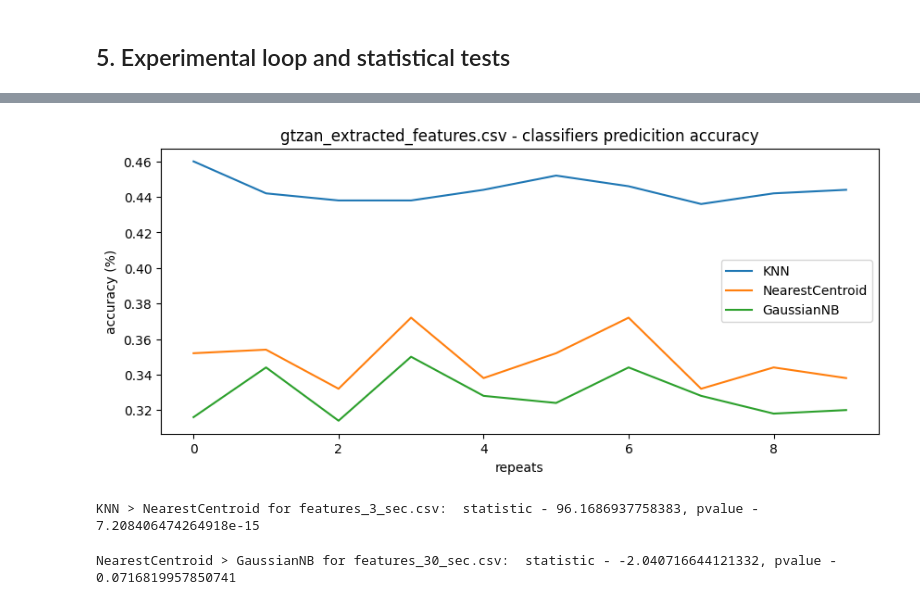
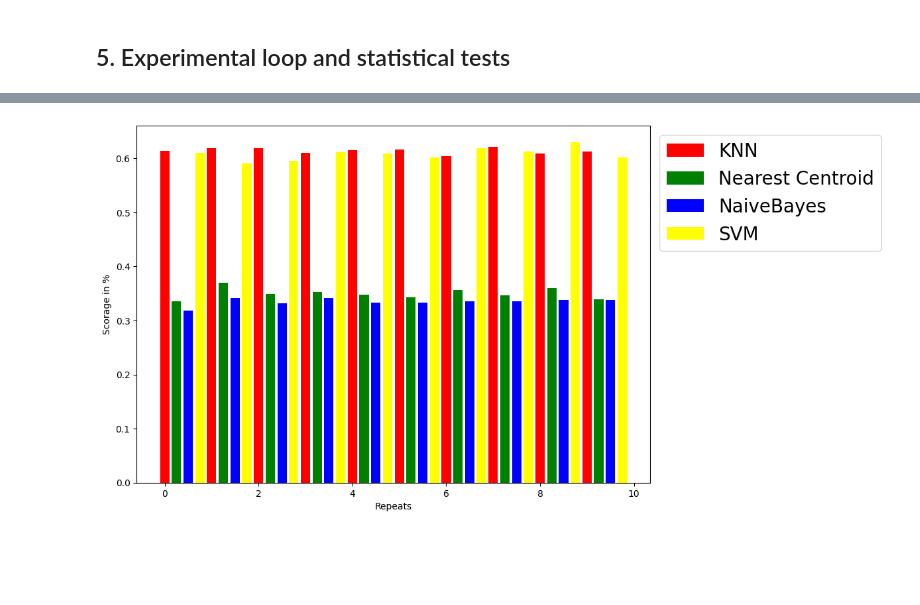
Before and after one commit to konradmaciejczyk/audio-signal-preprocessing-for-ml-classification-models, a Jupyter notebook: project_notebook.ipynb, the cells around one changed output, grey strips where cells are left out. Cells and saved outputs as stored; diff of their text form; code cells hidden in the pictures; blank space fills up the shorter version.

Commit message:
result analysis

```diff
--- a/project_notebook.ipynb
+++ b/project_notebook.ipynb
@@ -361,12 +391,14 @@ np.mean(y_pred == y_test) * 100
 # %%
 rskf = RepeatedStratifiedKFold(n_repeats= 5, n_splits = 2)
 
-features_3_sec_dataset = pd.read_csv('features_3_sec.csv')
-features_30_sec_dataset = pd.read_csv('features_30_sec.csv')
-gtzan_extracted_features = pd.read_csv('gtzan_extracted_features.csv')
+features_3_sec_dataset = pd.read_csv('extracted_features_3sec.csv')
+features_5_sec_dataset = pd.read_csv('extracted_features_5sec.csv')
+features_10_sec_dataset = pd.read_csv('extracted_features_10sec.csv')
+features_15_sec_dataset = pd.read_csv('extracted_features_15sec.csv')
+features_30_sec_dataset = pd.read_csv('extracted_features_30sec.csv')
 
-DATASETS = [features_3_sec_dataset, features_30_sec_dataset, gtzan_extracted_features]
-CLASSIFIERS = [neighbors.KNeighborsClassifier(), neighbors.NearestCentroid(), naive_bayes.GaussianNB()]
+DATASETS = [features_30_sec_dataset, features_15_sec_dataset, features_10_sec_dataset, features_5_sec_dataset, features_3_sec_dataset]
+CLASSIFIERS = [neighbors.KNeighborsClassifier(), neighbors.NearestCentroid(), naive_bayes.GaussianNB(), svm.SVC()]
 
 scores = np.zeros(shape = (len(DATASETS), len(CLASSIFIERS), rskf.get_n_splits()))
 # %%
@@ -410,23 +458,20 @@ plt.show()
 # %%
-x = [x for x in range(len(scores[0, 0, :]))]
-plt.figure(figsize=(10, 4))
-plt.plot(x, scores[2, 0, :], label="KNN")
-plt.plot(x, scores[2, 1, :], label="NearestCentroid")
-plt.plot(x, scores[2, 2, :], label="GaussianNB")
-plt.xlabel("repeats")
-plt.ylabel("accuracy (%)")
-plt.legend()
-plt.title("gtzan_extracted_features.csv - classifiers predicition accuracy")
+y = []
+
+for idx, classifier in enumerate(x):
+    y.append(scores[2, idx, :])
+
+xpos = np.arange(len(y[0]))
+barwidth = 0.2
+plt.figure(figsize = (10, 7))
+for idx, classifier in enumerate(x):
+    plt.bar(xpos + (0.25 * idx), y[idx], color=colors[idx], width = barwidth, label=classifier)
+
+
+plt.legend(bbox_to_anchor=(1.0, 1.0), fontsize="20")
+#plt.title("extracted_features_10sec.csv - classifiers predicition accuracy")
+plt.xlabel("Repeats")
+plt.ylabel("Scorage in %")
 plt.show()
 # %% [output]
-[figure, old version]
+[figure, new version]
-# %%
-result = ttest_rel(scores[0, 0, :], scores[0, 1, :])
-print("KNN > NearestCentroid for features_3_sec.csv:  statistic - {}, pvalue - {}".format(result.statistic, result.pvalue))
-# %% [output]
-KNN > NearestCentroid for features_3_sec.csv:  statistic - 96.1686937758383, pvalue - 7.208406474264918e-15
-# %%
-result = ttest_rel(scores[1, 1, :], scores[1, 2, :])
-print("NearestCentroid > GaussianNB for features_30_sec.csv:  statistic - {}, pvalue - {}".format(result.statistic, result.pvalue))
-# %% [output]
-NearestCentroid > GaussianNB for features_30_sec.csv:  statistic - -2.040716644121332, pvalue - 0.0716819957850741
```
Also changed, not shown: parts of 19 cells of this notebook.
